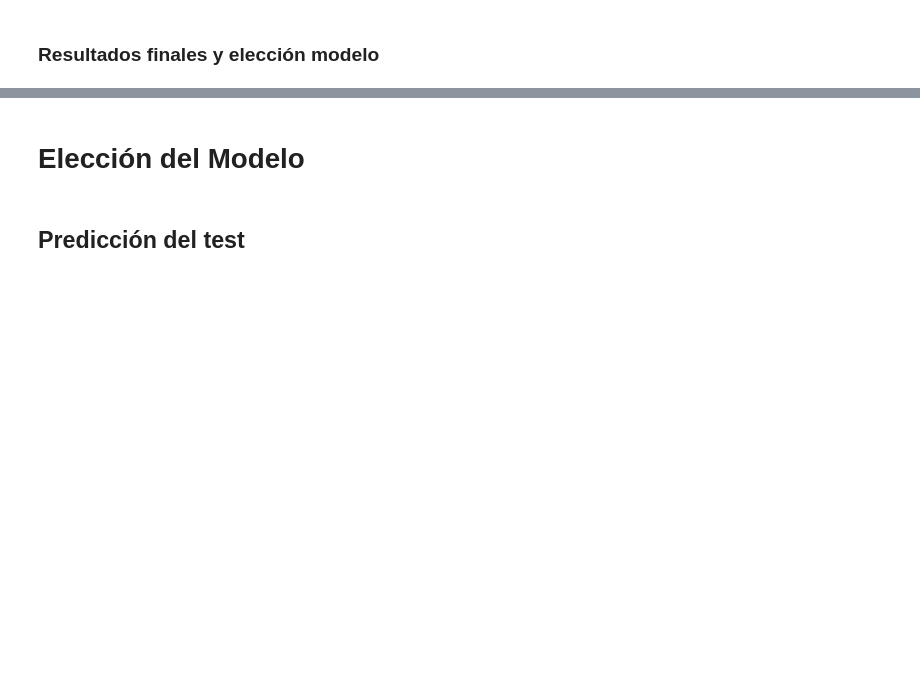
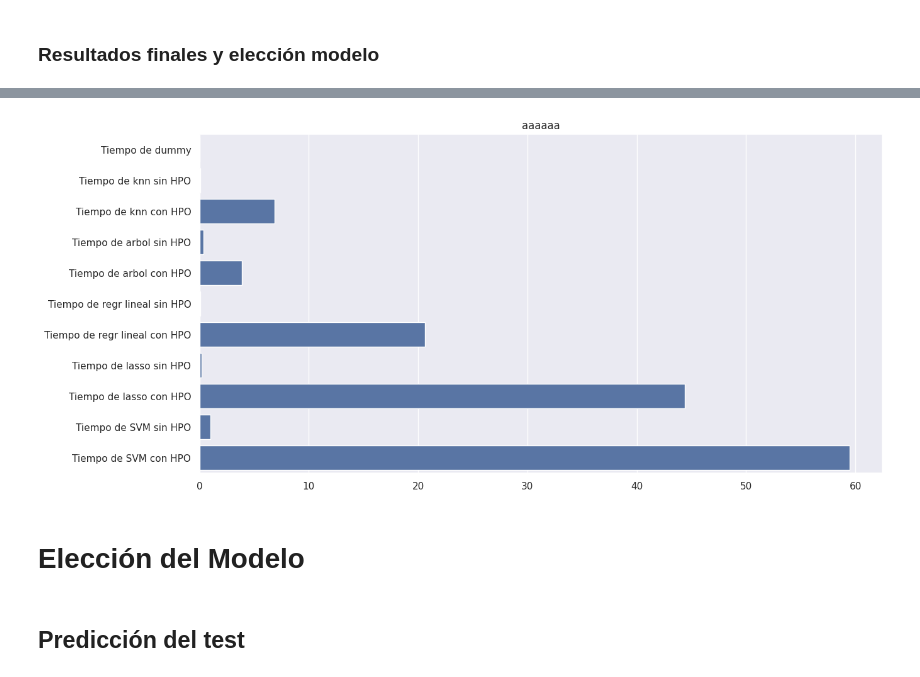
Before and after one commit to PaulaUc3m/Grupo4_P1AA, a Jupyter notebook: EDA_entrenamieto.ipynb, the cells around one changed output, grey strips where cells are left out. Cells and saved outputs as stored; diff of their text form; code cells hidden in the pictures; blank space fills up the shorter version.

```diff
--- a/EDA_entrenamieto.ipynb
+++ b/EDA_entrenamieto.ipynb
@@ -828,3 +855,10 @@ Best Score de cada modelo:
+# %%
+plt.figure(figsize= (14,7))
+sns.barplot(data = time_train, orient='y')
+plt.title("aaaaaa")
+plt.show()
+# %% [output]
+[figure, added]
 # %% [markdown]
 # Elección del Modelo
 # %% [markdown]
```
Also changed, not shown: parts of 24 cells of this notebook, 2 other files.
